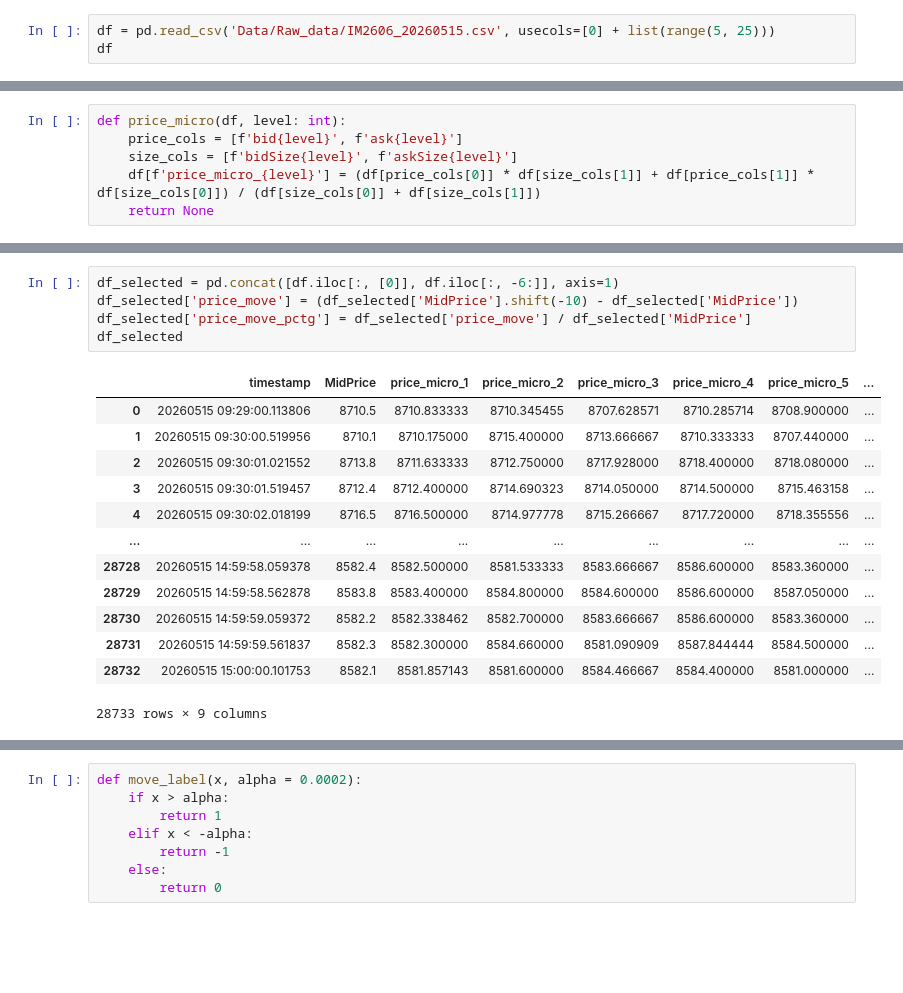
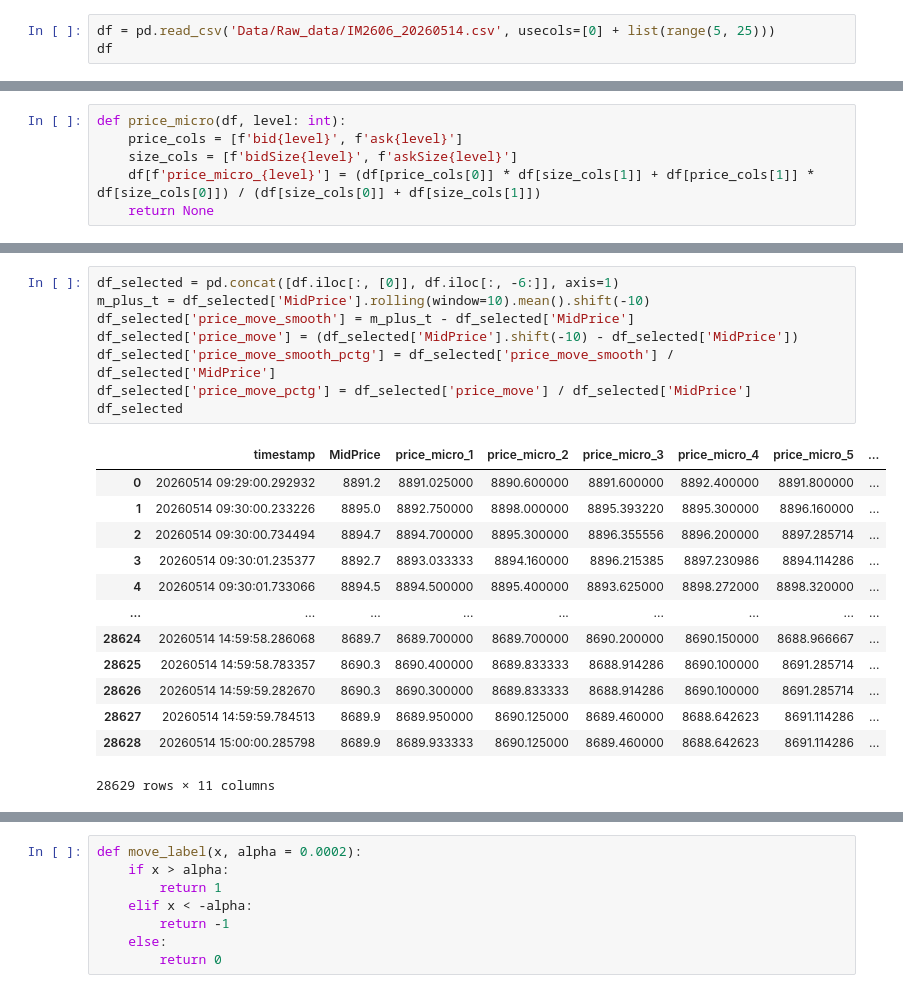
Before and after one commit to MatthewChang3721/DeepLOB, a Jupyter notebook: DeepLOB_demo.ipynb, the cells around one changed output, grey strips where cells are left out. Saved outputs shown, nothing was run; the diff lists cells and outputs as text; blank space fills up the shorter version.

```diff
--- a/DeepLOB_demo.ipynb
+++ b/DeepLOB_demo.ipynb
@@ -8,7 +8,7 @@ from collections import deque
 # %% [markdown]
 ## Data Demostartion
 # %%
-df = pd.read_csv('Data/Raw_data/IM2606_20260515.csv', usecols=[0] + list(range(5, 25)))
+df = pd.read_csv('Data/Raw_data/IM2606_20260514.csv', usecols=[0] + list(range(5, 25)))
 df
 # %% [output]
 |  | timestamp | bid1 | bid2 | bid3 | bid4 | bid5 | ask1 | ask2 | ask3 | ask4 | ... | ... |
@@ -67,21 +67,24 @@ df
 # %%
 df_selected = pd.concat([df.iloc[:, [0]], df.iloc[:, -6:]], axis=1)
+m_plus_t = df_selected['MidPrice'].rolling(window=10).mean().shift(-10)
+df_selected['price_move_smooth'] = m_plus_t - df_selected['MidPrice']
 df_selected['price_move'] = (df_selected['MidPrice'].shift(-10) - df_selected['MidPrice'])
+df_selected['price_move_smooth_pctg'] = df_selected['price_move_smooth'] / df_selected['MidPrice']
 df_selected['price_move_pctg'] = df_selected['price_move'] / df_selected['MidPrice']
 df_selected
 # %% [output]
 |  | timestamp | MidPrice | price_micro_1 | price_micro_2 | price_micro_3 | price_micro_4 | price_micro_5 | ... |
-| 0 | 20260515 09:29:00.113806 | 8710.5 | 8710.833333 | 8710.345455 | 8707.628571 | 8710.285714 | 8708.900000 | ... |
-| 1 | 20260515 09:30:00.519956 | 8710.1 | 8710.175000 | 8715.400000 | 8713.666667 | 8710.333333 | 8707.440000 | ... |
-| 2 | 20260515 09:30:01.021552 | 8713.8 | 8711.633333 | 8712.750000 | 8717.928000 | 8718.400000 | 8718.080000 | ... |
-| 3 | 20260515 09:30:01.519457 | 8712.4 | 8712.400000 | 8714.690323 | 8714.050000 | 8714.500000 | 8715.463158 | ... |
-| 4 | 20260515 09:30:02.018199 | 8716.5 | 8716.500000 | 8714.977778 | 8715.266667 | 8717.720000 | 8718.355556 | ... |
+| 0 | 20260514 09:29:00.292932 | 8891.2 | 8891.025000 | 8890.600000 | 8891.600000 | 8892.400000 | 8891.800000 | ... |
+| 1 | 20260514 09:30:00.233226 | 8895.0 | 8892.750000 | 8898.000000 | 8895.393220 | 8895.300000 | 8896.160000 | ... |
+| 2 | 20260514 09:30:00.734494 | 8894.7 | 8894.700000 | 8895.300000 | 8896.355556 | 8896.200000 | 8897.285714 | ... |
+| 3 | 20260514 09:30:01.235377 | 8892.7 | 8893.033333 | 8894.160000 | 8896.215385 | 8897.230986 | 8894.114286 | ... |
+| 4 | 20260514 09:30:01.733066 | 8894.5 | 8894.500000 | 8895.400000 | 8893.625000 | 8898.272000 | 8898.320000 | ... |
 | ... | ... | ... | ... | ... | ... | ... | ... | ... |
-| 28728 | 20260515 14:59:58.059378 | 8582.4 | 8582.500000 | 8581.533333 | 8583.666667 | 8586.600000 | 8583.360000 | ... |
-| 28729 | 20260515 14:59:58.562878 | 8583.8 | 8583.400000 | 8584.800000 | 8584.600000 | 8586.600000 | 8587.050000 | ... |
-| 28730 | 20260515 14:59:59.059372 | 8582.2 | 8582.338462 | 8582.700000 | 8583.666667 | 8586.600000 | 8583.360000 | ... |
-| 28731 | 20260515 14:59:59.561837 | 8582.3 | 8582.300000 | 8584.660000 | 8581.090909 | 8587.844444 | 8584.500000 | ... |
-| 28732 | 20260515 15:00:00.101753 | 8582.1 | 8581.857143 | 8581.600000 | 8584.466667 | 8584.400000 | 8581.000000 | ... |
+| 28624 | 20260514 14:59:58.286068 | 8689.7 | 8689.700000 | 8689.700000 | 8690.200000 | 8690.150000 | 8688.966667 | ... |
+| 28625 | 20260514 14:59:58.783357 | 8690.3 | 8690.400000 | 8689.833333 | 8688.914286 | 8690.100000 | 8691.285714 | ... |
+| 28626 | 20260514 14:59:59.282670 | 8690.3 | 8690.300000 | 8689.833333 | 8688.914286 | 8690.100000 | 8691.285714 | ... |
+| 28627 | 20260514 14:59:59.784513 | 8689.9 | 8689.950000 | 8690.125000 | 8689.460000 | 8688.642623 | 8691.114286 | ... |
+| 28628 | 20260514 15:00:00.285798 | 8689.9 | 8689.933333 | 8690.125000 | 8689.460000 | 8688.642623 | 8691.114286 | ... |
-28733 rows × 9 columns
+28629 rows × 11 columns
 # %%
 # Calculate percentiles
```
Also changed, not shown: parts of 11 cells of this notebook, 2 other files.
